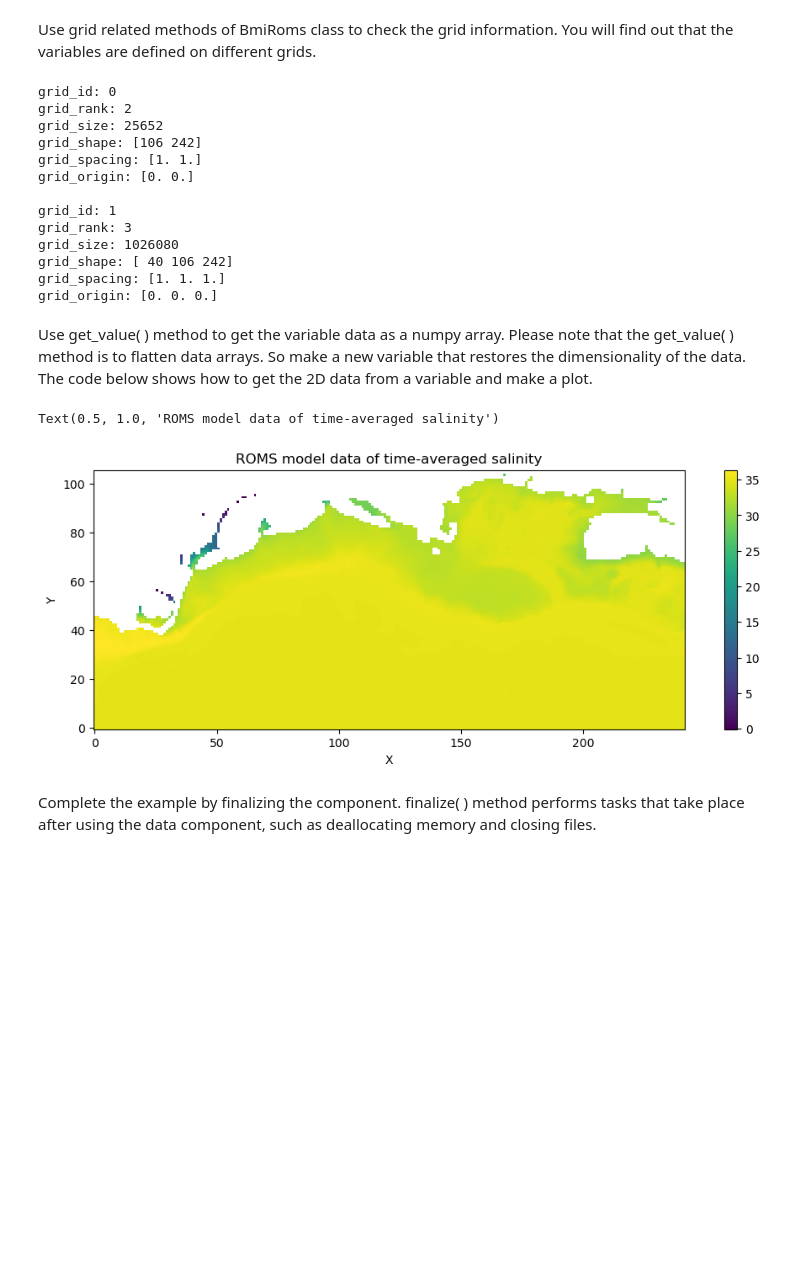
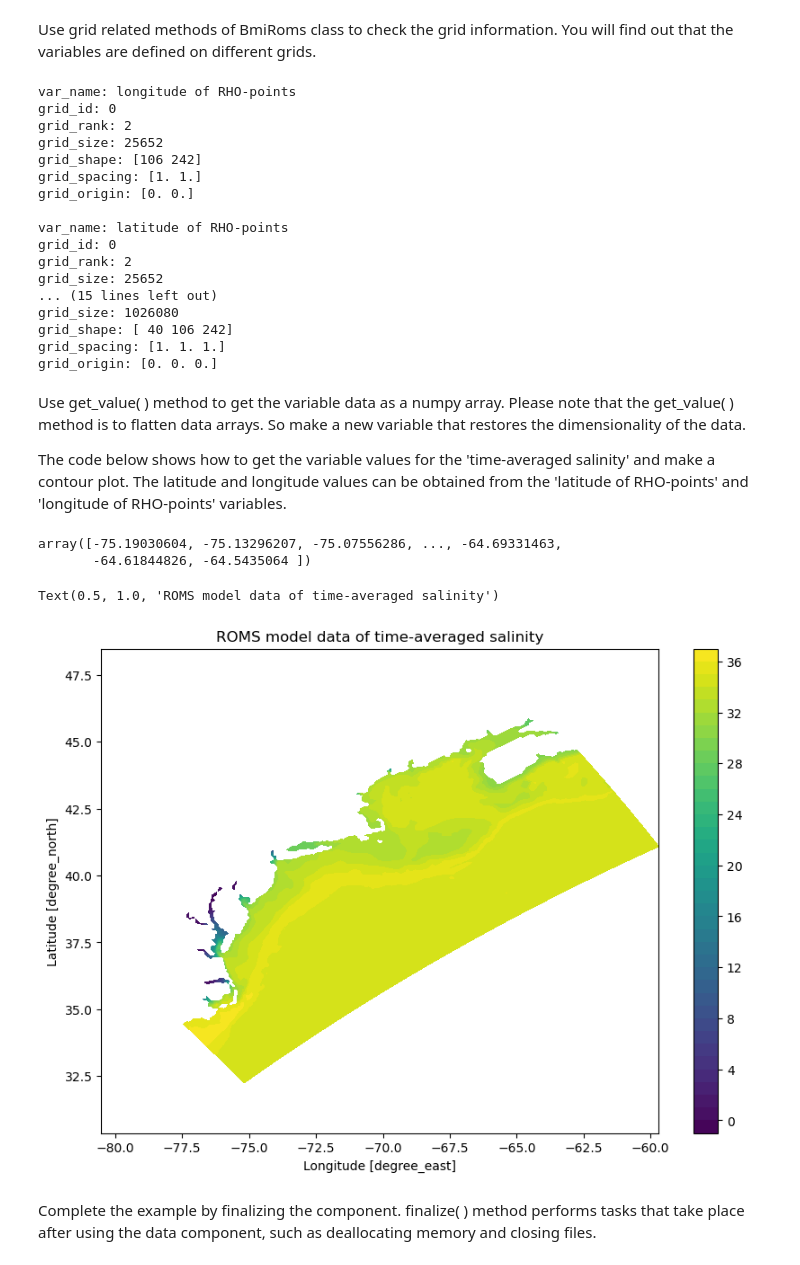
Before and after one commit to gantian127/bmi_roms, a Jupyter notebook: notebooks/bmi_roms.ipynb, the cells around one changed output. Cells and saved outputs as stored; diff of their text form; code cells hidden in the pictures; blank space fills up the shorter version.

Commit message:
update notebook to support 2D data

```diff
--- a/notebooks/bmi_roms.ipynb
+++ b/notebooks/bmi_roms.ipynb
@@ -108,9 +110,10 @@ for var_name in data_comp.get_output_var_names():
     grid_origin = np.empty(grid_rank)
     data_comp.get_grid_origin(var_grid, grid_origin)
 
-    print('grid_id: {}\ngrid_rank: {} \ngrid_size: {} \ngrid_shape: {} \ngrid_spacing: {} \ngrid_origin: {} \n'.format(
-        var_grid, grid_rank, grid_size, grid_shape, grid_spacing, grid_origin))
+    print('var_name: {} \ngrid_id: {}\ngrid_rank: {} \ngrid_size: {} \ngrid_shape: {} \ngrid_spacing: {} \ngrid_origin: {} \n'.format(
+        var_name, var_grid, grid_rank, grid_size, grid_shape, grid_spacing, grid_origin))
 # %% [output]
+var_name: longitude of RHO-points
 grid_id: 0
 grid_rank: 2
 grid_size: 25652
@@ -118,11 +121,16 @@ grid_shape: [106 242]
 grid_spacing: [1. 1.]
 grid_origin: [0. 0.]
 
-grid_id: 1
-grid_rank: 3
+var_name: latitude of RHO-points
+grid_id: 0
+grid_rank: 2
+grid_size: 25652
+... (15 lines left out)
 grid_size: 1026080
 grid_shape: [ 40 106 242]
 grid_spacing: [1. 1. 1.]
 grid_origin: [0. 0. 0.]
 # %% [markdown]
-Use get_value( ) method to get the variable data as a numpy array. Please note that the get_value( ) method is to flatten data arrays. So make a new variable that restores the dimensionality of the data. The code below shows how to get the 2D data from a variable and make a plot.
+Use get_value( ) method to get the variable data as a numpy array. Please note that the get_value( ) method is to flatten data arrays. So make a new variable that restores the dimensionality of the data.
+
+The code below shows how to get the variable values for the 'time-averaged salinity' and make a contour plot. The latitude and longitude values can be obtained from the 'latitude of RHO-points' and 'longitude of RHO-points' variables.
@@ -134,14 +137,30 @@ data_2D = data.reshape(grid_shape) if grid_rank ==2 else data.reshape(grid_shape
+# %%
+# get variable data
+data = np.empty(1026080, 'float64')
+data_comp.get_value('time-averaged salinity', data)
+data_3D = data.reshape([40, 106, 242])
+
+# get lon and lat data
+lat = np.empty(25652, 'float64')
+data_comp.get_value('latitude of RHO-points', lat)
+
+lon = np.empty(25652, 'float64')
+data_comp.get_value('longitude of RHO-points', lon)
+# %% [output]
+array([-75.19030604, -75.13296207, -75.07556286, ..., -64.69331463,
+       -64.61844826, -64.5435064 ])
 # %%
-# plot data
-plt.figure(figsize=(12,4))
-im = plt.imshow(data_2D, origin='lower')
-cbar = plt.colorbar(im)
-plt.xlabel('X')
-plt.ylabel('Y')
-plt.title('ROMS model data of {}'.format(var_name))
+# make a contour plot
+fig = plt.figure(figsize=(10,7))
+im = plt.contourf(lon.reshape([106, 242]), lat.reshape([106, 242]), data_3D[0], levels=36)
+fig.colorbar(im)
+plt.axis('equal')
+plt.xlabel('Longitude [degree_east]')
+plt.ylabel('Latitude [degree_north]')
+plt.title('ROMS model data of time-averaged salinity')
 # %% [output]
 Text(0.5, 1.0, 'ROMS model data of time-averaged salinity')
-[figure, old version]
+[figure, new version]
 # %% [markdown]
 Complete the example by finalizing the component. finalize( ) method performs tasks that take place after using the data component, such as deallocating memory and closing files.
 # %%
```
Also changed, not shown: parts of 2 cells of this notebook.
